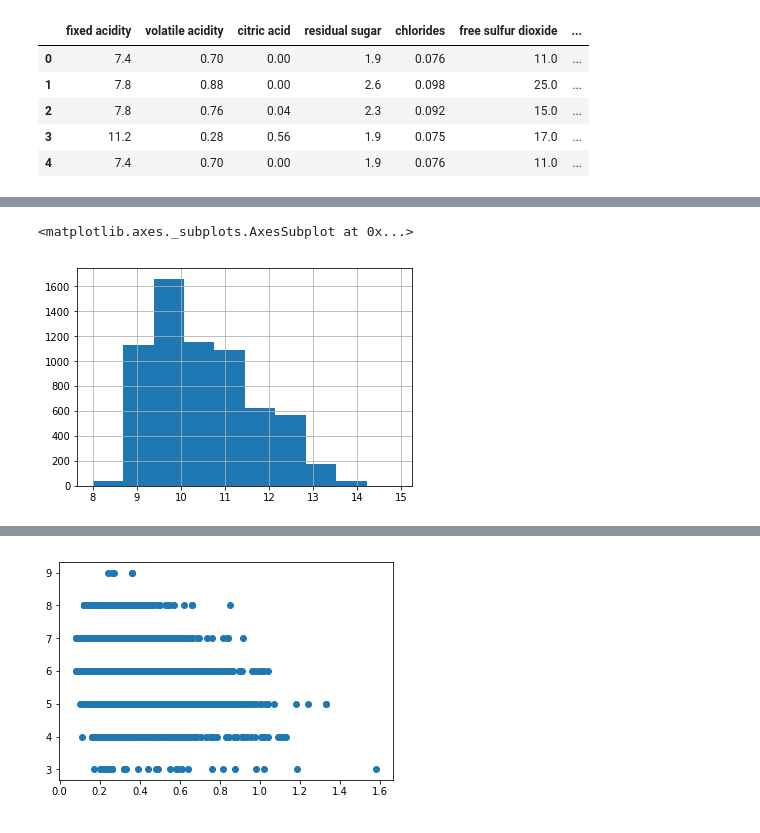
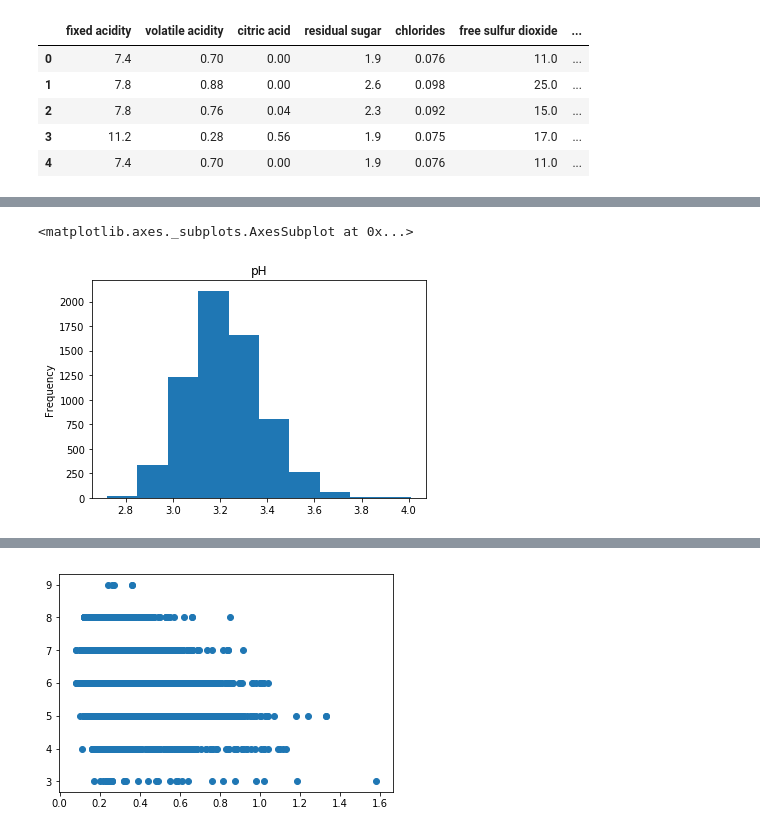
Before and after one commit to victoraugustosouza/jupyter_FDS1, a Jupyter notebook: victor.ipynb, the cells around one changed output, grey strips where cells are left out. Drawn from its saved outputs; the diff is of its cells as text; code cells hidden in the pictures.

```diff
--- a/victor.ipynb
+++ b/victor.ipynb
@@ -80,5 +75,6 @@ dt['pH'].hist()
-# %%
-dt['alcohol'].hist()
-# %% [output]
-<matplotlib.axes._subplots.AxesSubplot at 0x...>
-[figure, removed]
+# %%
+#dt['pH'].hist()
+dt['pH'].plot(kind="hist", title="pH")
+# %% [output]
+<matplotlib.axes._subplots.AxesSubplot at 0x...>
+[figure, added]
```
Also changed, not shown: parts of 4 cells of this notebook.
